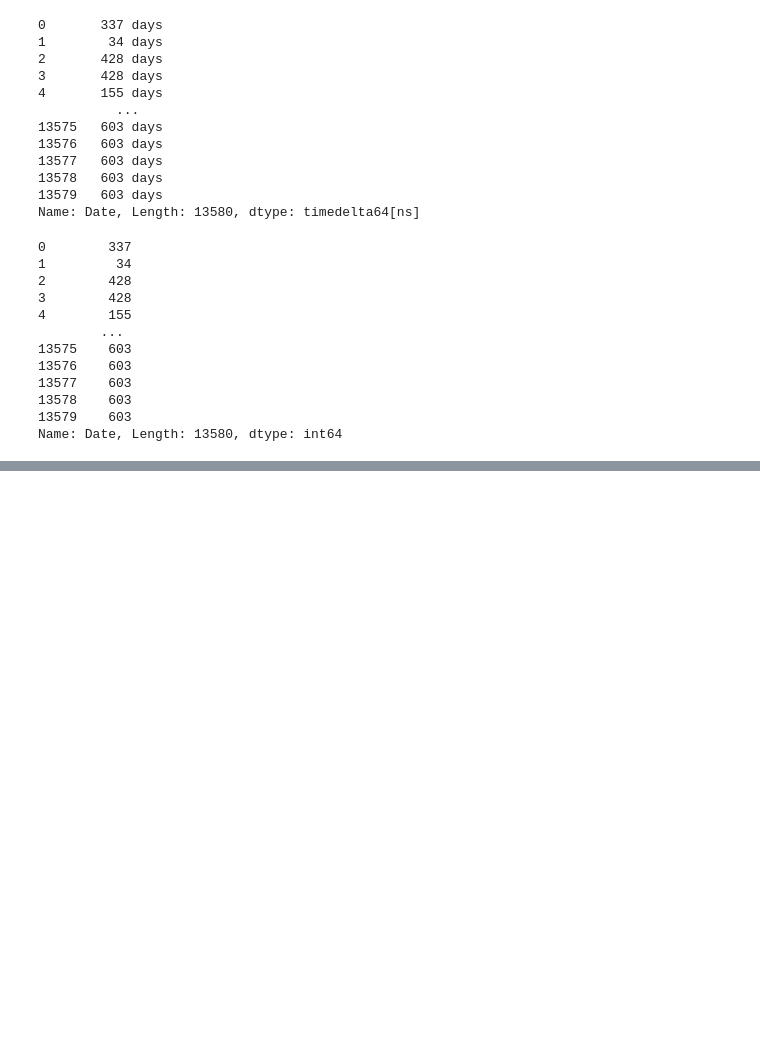
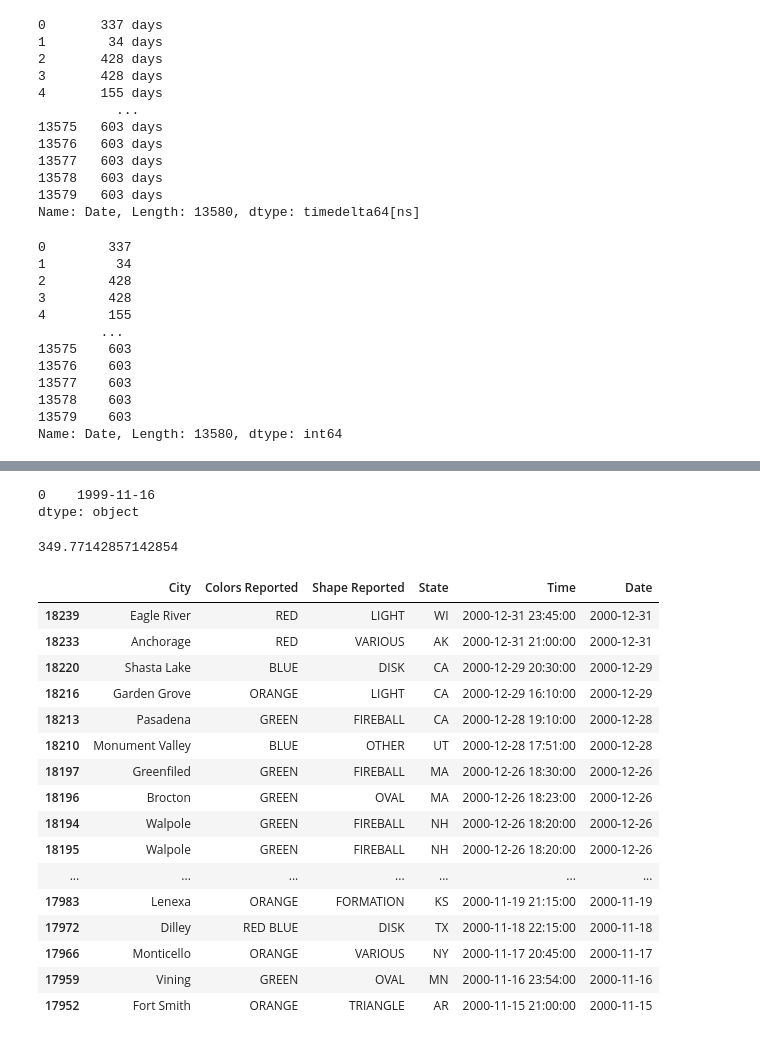
Before and after one commit to poweress/DS_VS_code, a Jupyter notebook: Skill_Factory/PYTHON_11/lesson_11_pandas.ipynb, the cells around one changed output, grey strips where cells are left out. Cells and saved outputs as stored; diff of their text form; code cells hidden in the pictures; blank space fills up the shorter version.

```diff
--- a/Skill_Factory/PYTHON_11/lesson_11_pandas.ipynb
+++ b/Skill_Factory/PYTHON_11/lesson_11_pandas.ipynb
@@ -360,0 +426,2 @@ Name: Date, Length: 13580, dtype: int64
+# %%
+df1 = pd.read_csv('https://raw.githubusercontent.com/justmarkham/pandas-videos/master/data/ufo.csv',sep=',')
@@ -360,0 +465,2 @@ Name: Date, Length: 13580, dtype: int64
+# %%
+df1['Time'] = pd.to_datetime(df1['Time'])
@@ -360,0 +490,2 @@ Name: Date, Length: 13580, dtype: int64
+# %%
+df1.dropna(inplace=True)
@@ -360,0 +561,31 @@ Name: Date, Length: 13580, dtype: int64
+# %%
+df1['Time'].dt.date.mode()
+# %% [output]
+0    1999-11-16
+dtype: object
+# %%
+df1['Date'] = df1['Time'].dt.date
+print(df1[df1['State']=='NV']['Date'].diff().dt.days.mean())
+# %% [output]
+349.77142857142854
+# %%
+
+df1.
+# %% [output]
+|  | City | Colors Reported | Shape Reported | State | Time | Date |
+| 18239 | Eagle River | RED | LIGHT | WI | 2000-12-31 23:45:00 | 2000-12-31 |
+| 18233 | Anchorage | RED | VARIOUS | AK | 2000-12-31 21:00:00 | 2000-12-31 |
+| 18220 | Shasta Lake | BLUE | DISK | CA | 2000-12-29 20:30:00 | 2000-12-29 |
+| 18216 | Garden Grove | ORANGE | LIGHT | CA | 2000-12-29 16:10:00 | 2000-12-29 |
+| 18213 | Pasadena | GREEN | FIREBALL | CA | 2000-12-28 19:10:00 | 2000-12-28 |
+| 18210 | Monument Valley | BLUE | OTHER | UT | 2000-12-28 17:51:00 | 2000-12-28 |
+| 18197 | Greenfiled | GREEN | FIREBALL | MA | 2000-12-26 18:30:00 | 2000-12-26 |
+| 18196 | Brocton | GREEN | OVAL | MA | 2000-12-26 18:23:00 | 2000-12-26 |
+| 18194 | Walpole | GREEN | FIREBALL | NH | 2000-12-26 18:20:00 | 2000-12-26 |
+| 18195 | Walpole | GREEN | FIREBALL | NH | 2000-12-26 18:20:00 | 2000-12-26 |
+| ... | ... | ... | ... | ... | ... | ... |
+| 17983 | Lenexa | ORANGE | FORMATION | KS | 2000-11-19 21:15:00 | 2000-11-19 |
+| 17972 | Dilley | RED BLUE | DISK | TX | 2000-11-18 22:15:00 | 2000-11-18 |
+| 17966 | Monticello | ORANGE | VARIOUS | NY | 2000-11-17 20:45:00 | 2000-11-17 |
+| 17959 | Vining | GREEN | OVAL | MN | 2000-11-16 23:54:00 | 2000-11-16 |
+| 17952 | Fort Smith | ORANGE | TRIANGLE | AR | 2000-11-15 21:00:00 | 2000-11-15 |
```
Also changed, not shown: parts of 44 cells of this notebook.
